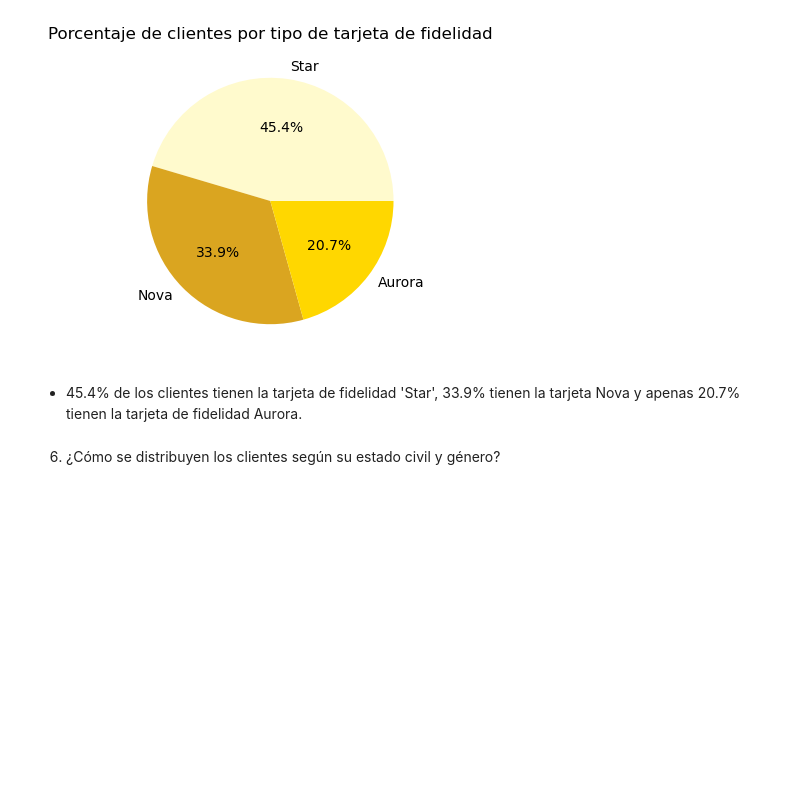
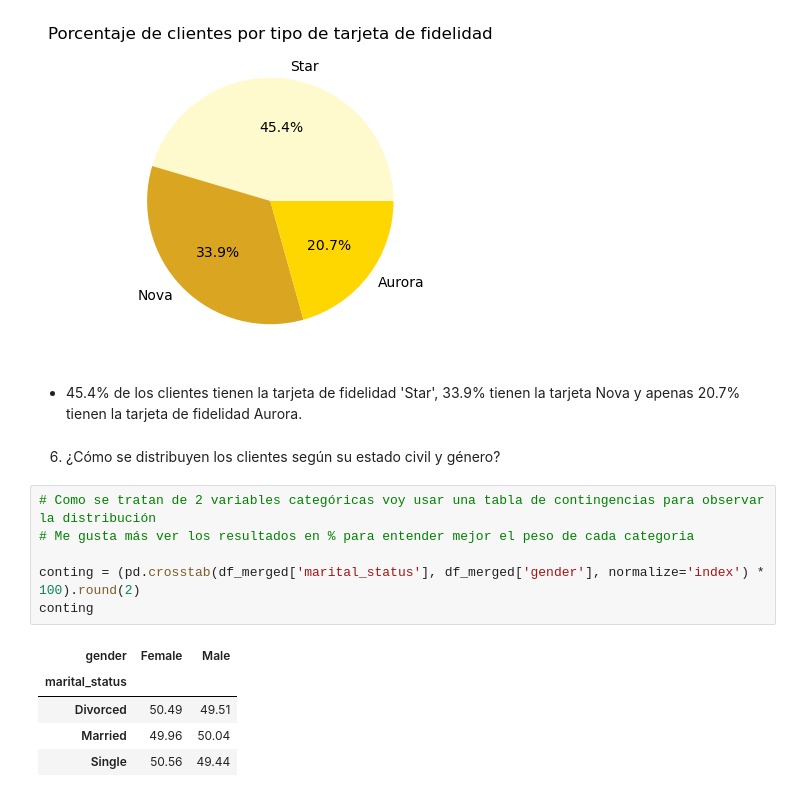
Before and after one commit to Adalab/bda-modulo-3-evaluacion-final-ariana-caldeira, a Jupyter notebook: EF_modulo_3_DA_Ariana.ipynb, the cells around one changed output. Saved outputs shown, nothing was run; the diff lists cells and outputs as text; blank space fills up the shorter version.

```diff
--- a/EF_modulo_3_DA_Ariana.ipynb
+++ b/EF_modulo_3_DA_Ariana.ipynb
@@ -622,3 +694,15 @@ plt.show()
 - 45.4% de los clientes tienen la tarjeta de fidelidad 'Star', 33.9% tienen la tarjeta Nova y apenas 20.7% tienen la tarjeta de fidelidad Aurora.
 # %% [markdown]
 6. ¿Cómo se distribuyen los clientes según su estado civil y género?
+# %%
+# Como se tratan de 2 variables categóricas voy usar una tabla de contingencias para observar la distribución
+# Me gusta más ver los resultados en % para entender mejor el peso de cada categoria
+
+conting = (pd.crosstab(df_merged['marital_status'], df_merged['gender'], normalize='index') * 100).round(2)
+conting
+# %% [output]
+| gender | Female | Male |
+| marital_status |  |  |
+| Divorced | 50.49 | 49.51 |
+| Married | 49.96 | 50.04 |
+| Single | 50.56 | 49.44 |
```
Also changed, not shown: parts of 17 cells of this notebook.
